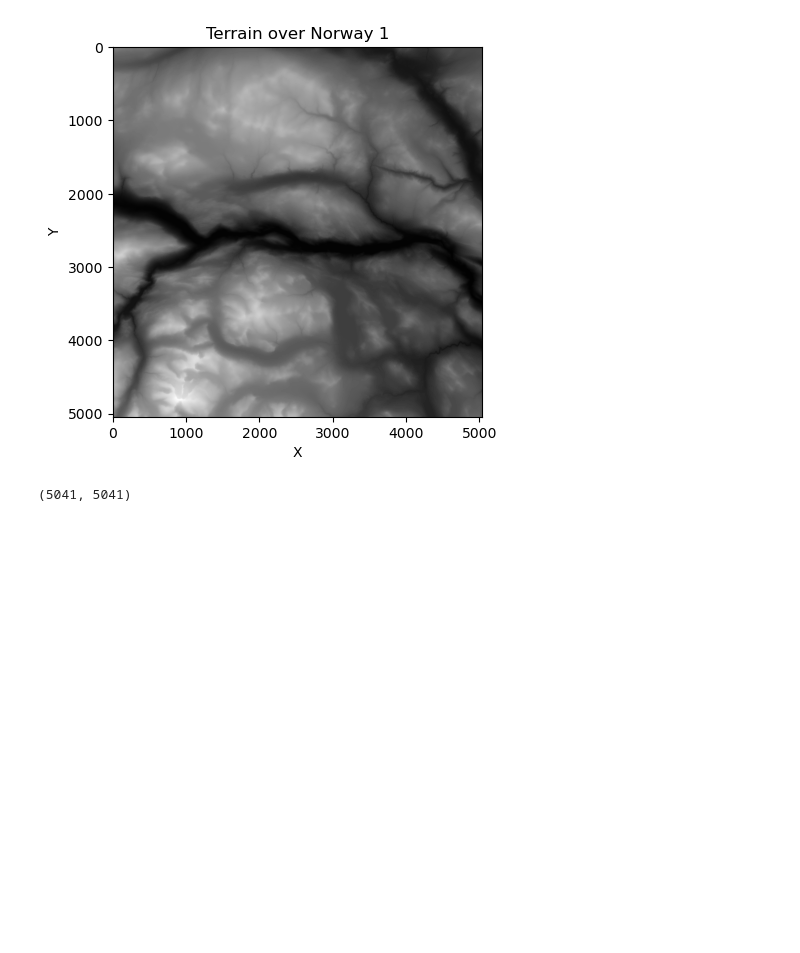
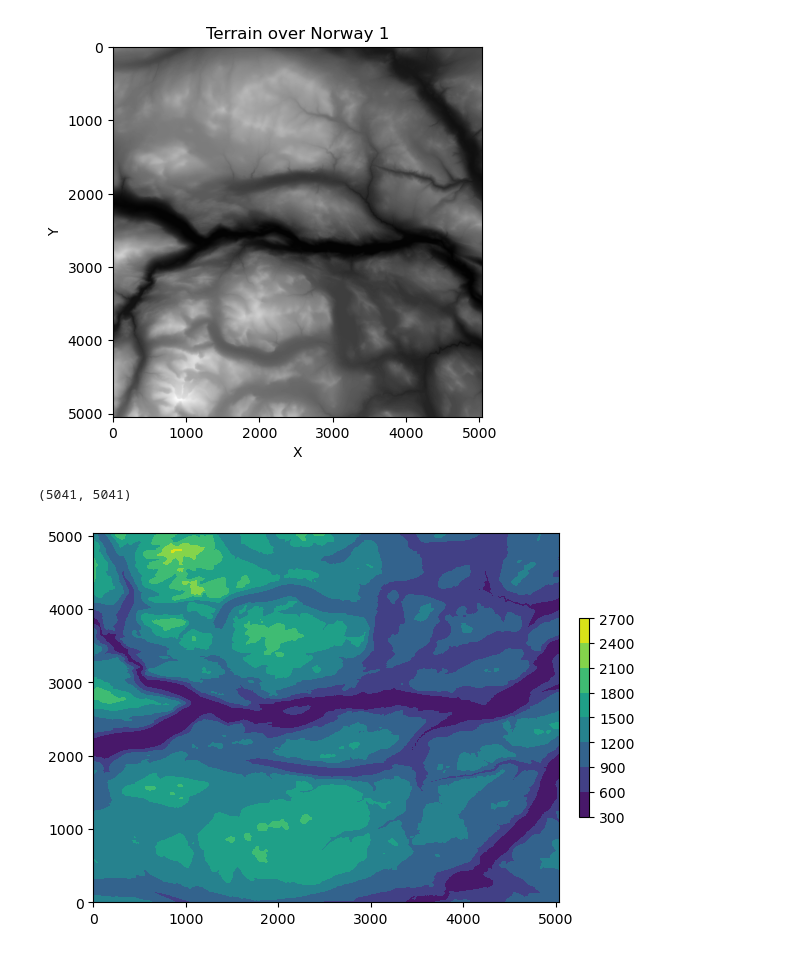
Before and after one commit to MariaFlyAway/Project1_FYS_STK, a Jupyter notebook: Topological_dataset/modifying_dataset.ipynb, the cells around one changed output. Saved outputs shown, nothing was run; the diff lists cells and outputs as text; code cells hidden in the pictures; blank space fills up the shorter version.

```diff
--- a/Topological_dataset/modifying_dataset.ipynb
+++ b/Topological_dataset/modifying_dataset.ipynb
@@ -23,0 +30,14 @@ print(terrain_arr.shape)
+# %%
+n = 5041 # the square root of the number of datapoints
+x, y = np.linspace(0,5041,n), np.linspace(0,n,n)
+x, y = np.meshgrid(x, y)
+
+
+original_data = plt.contourf(x, y, terrain_arr, cmap='viridis')
+
+# Create the colorbar
+plt.colorbar(original_data, orientation='vertical', fraction=0.02, pad=0.04)
+
+plt.show()
+# %% [output]
+[figure, added]
```
Also changed, not shown: parts of 4 cells of this notebook, 5 other files.
